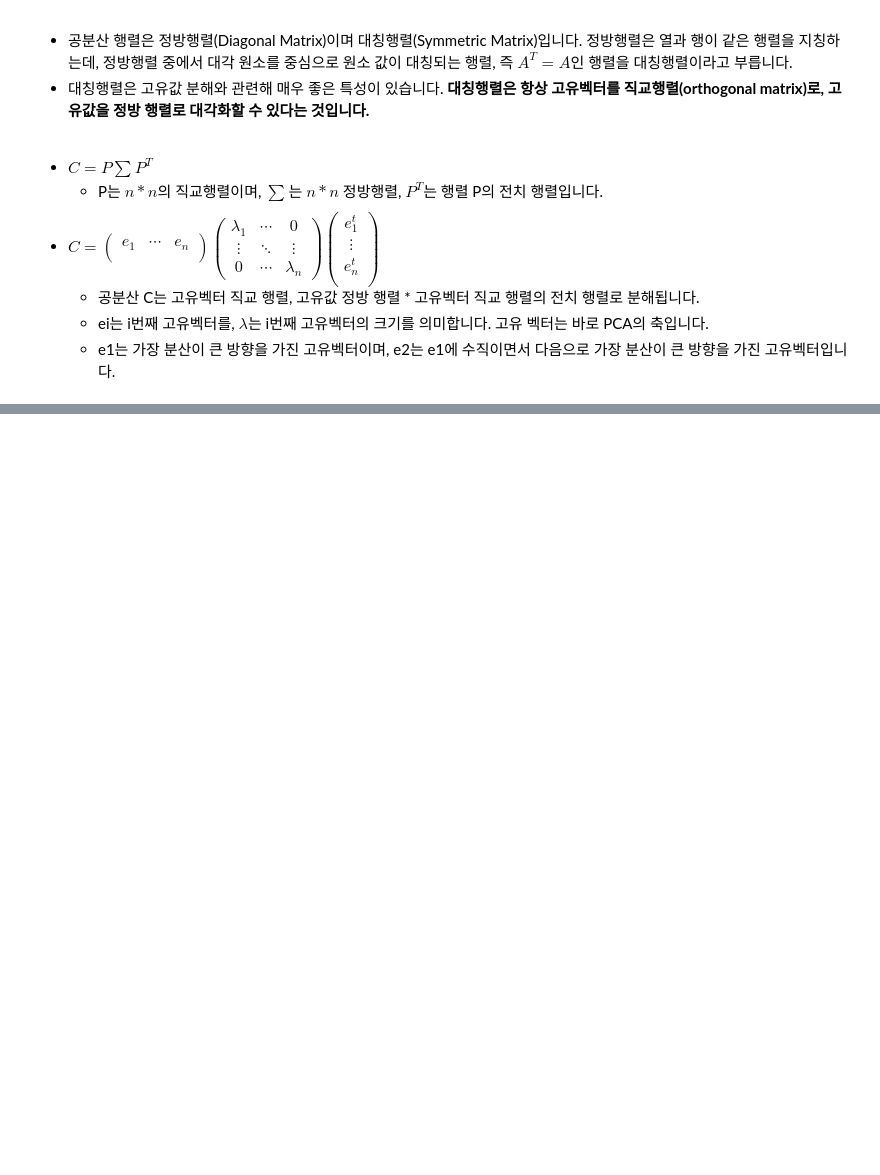
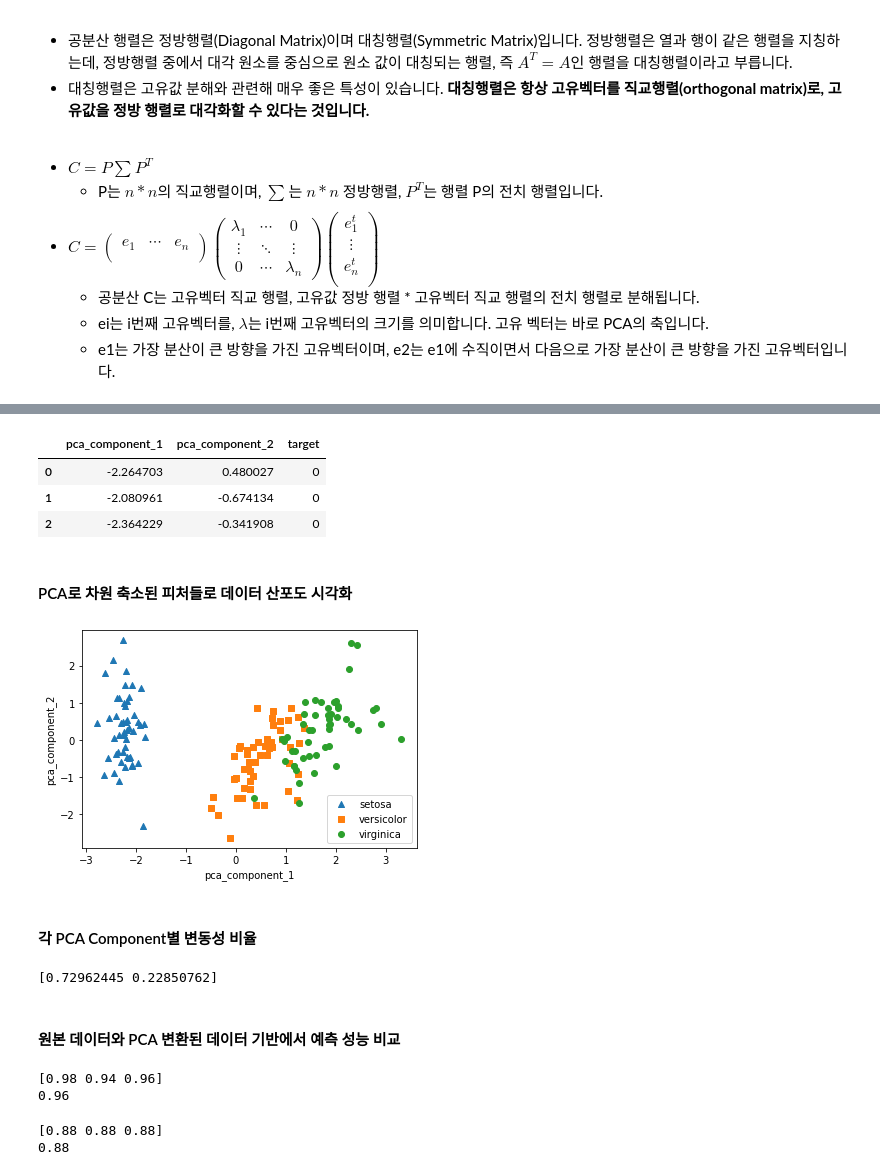
Before and after one commit to 201411096/study_AI, a Jupyter notebook: lectures/2_파이썬 머신러닝 완벽 가이드/6_차원 축소(Dimension Reduction)/2_PCA(Principal Component Analysis).ipynb, the cells around one changed output, grey strips where cells are left out. Saved outputs shown, nothing was run; the diff lists cells and outputs as text; code cells hidden in the pictures; blank space fills up the shorter version.

```diff
--- a/lectures/2_파이썬 머신러닝 완벽 가이드/6_차원 축소(Dimension Reduction)/2_PCA(Principal Component Analysis).ipynb
+++ b/lectures/2_파이썬 머신러닝 완벽 가이드/6_차원 축소(Dimension Reduction)/2_PCA(Principal Component Analysis).ipynb
@@ -64,0 +122,4 @@
+# %%
+from sklearn.preprocessing import StandardScaler
+
+iris_scaled = StandardScaler().fit_transform(irisDF.iloc[:, :-1]) # target값을 제외하고 스케일링
@@ -64,0 +147,62 @@
+# %%
+# PCA 변환된 데이터의 컬럼명을 각각 pca_component_1, pca_component_2로 명명
+# 가장 변동성이 큰 축을 가진 컬럼명 : pca_component_1
+# 두번째로 변동성이 큰 축을 가진 컬럼명 : pca_component_2
+pca_columns=['pca_component_1', 'pca_component_2']
+
+irisDF_pca = pd.DataFrame(iris_pca, columns=pca_columns)
+irisDF_pca['target'] = iris.target
+irisDF_pca.head(3)
+# %% [output]
+|  | pca_component_1 | pca_component_2 | target |
+| 0 | -2.264703 | 0.480027 | 0 |
+| 1 | -2.080961 | -0.674134 | 0 |
+| 2 | -2.364229 | -0.341908 | 0 |
+# %% [markdown]
+#### PCA로 차원 축소된 피처들로 데이터 산포도 시각화
+# %%
+# setosa를 세모, versicolor를 네모, virginica를 동그라미로 표시
+markers = ['^', 's', 'o']
+
+# pca_component_1을 x축, pca_component_2를 y축으로 scatter plot 수행
+for i, marker in enumerate(markers):
+    x_axis_data = irisDF_pca[irisDF_pca['target']==i]['pca_component_1']
+    y_axis_data = irisDF_pca[irisDF_pca['target']==i]['pca_component_2']
+    plt.scatter(x_axis_data, y_axis_data, marker=marker, label=iris.target_names[i])
+
+plt.legend()
+plt.xlabel('pca_component_1')
+plt.ylabel('pca_component_2')
+plt.show()
+# %% [output]
+[figure, added]
+# %% [markdown]
+#### 각 PCA Component별 변동성 비율
+# %%
+print(pca.explained_variance_ratio_) # 72%가 1번째 축으로 설명 가능, 22%가 2번째 축으로 설명 가능
+# %% [output]
+[0.72962445 0.22850762]
+# %% [markdown]
+#### 원본 데이터와 PCA 변환된 데이터 기반에서 예측 성능 비교
+# %%
+from sklearn.ensemble import RandomForestClassifier
+from sklearn.model_selection import cross_val_score
+import numpy as np
+
+rcf = RandomForestClassifier(random_state=156)
+scores = cross_val_score(rcf, iris.data, iris.target, scoring='accuracy', cv=3)
+print(scores)
+print(np.mean(scores))
+# %% [output]
+[0.98 0.94 0.96]
+0.96
+# %%
+pca_X = irisDF_pca[['pca_component_1', 'pca_component_2']]
+scores_pca = cross_val_score(rcf, pca_X, iris.target, scoring='accuracy', cv=3)
+print(scores_pca)
+print(np.mean(scores_pca))
+
+# 사용되는 피처들이 줄어들어서 정확도는 떨어짐.
+# %% [output]
+[0.88 0.88 0.88]
+0.88
```
Also changed, not shown: parts of 13 cells of this notebook.
